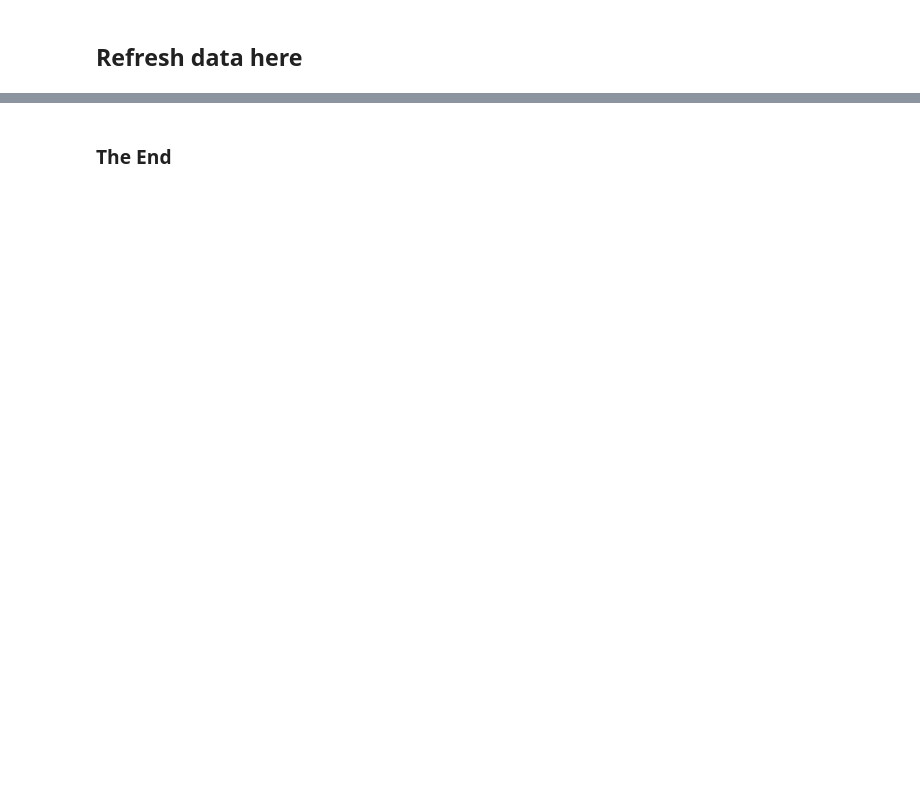
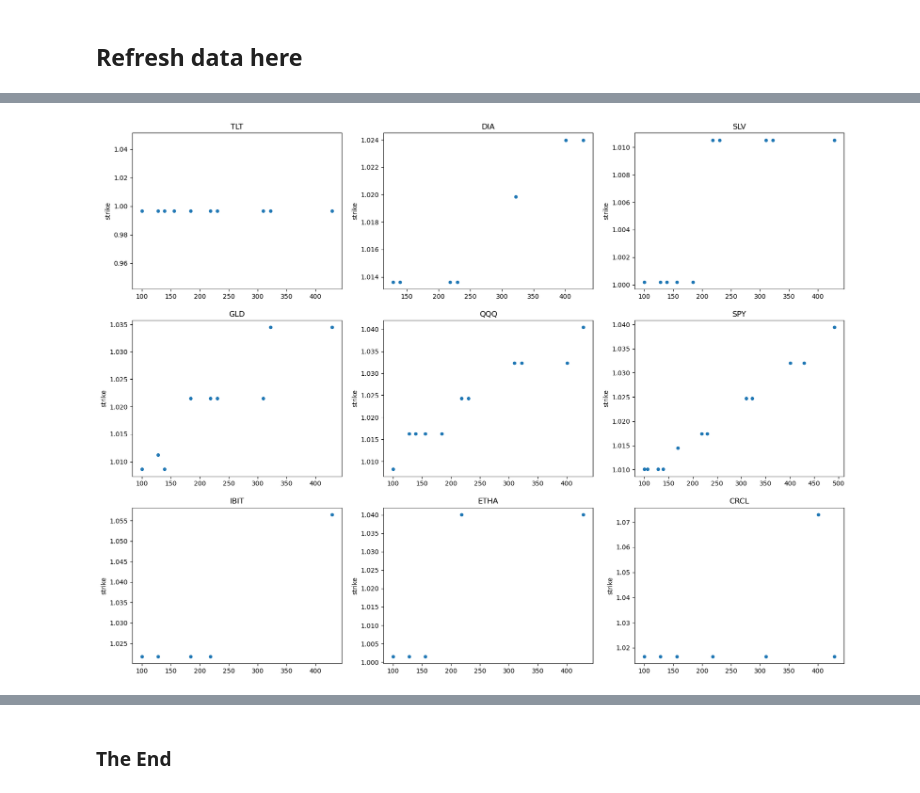
Before and after one commit to shufengtan/op, a Jupyter notebook: leaps_latest.ipynb, the cells around one changed output, grey strips where cells are left out. Drawn from its saved outputs; the diff is of its cells as text; code cells hidden in the pictures; blank space fills up the shorter version.

```diff
--- a/leaps_latest.ipynb
+++ b/leaps_latest.ipynb
@@ -87,0 +120,4 @@ _df[_df.index.get_level_values('symbol') != '_'].head(60)
+# %%
+_df = plot_call_put_cross_strikes(df_cp, col='mid')
+# %% [output]
+[figure, added]
```
Also changed, not shown: parts of 22 cells of this notebook, 2 other files.
